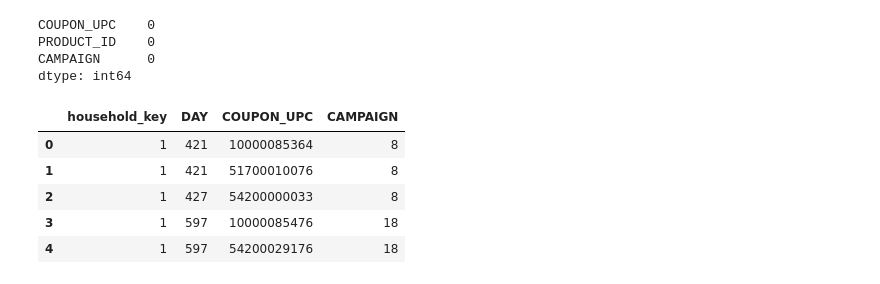
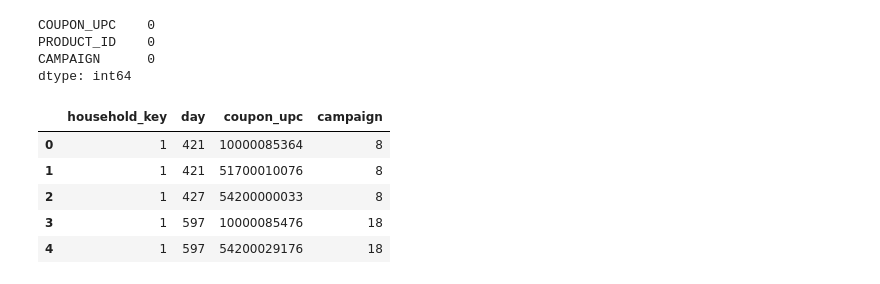
Before and after one commit to komkar123/INFO7374-Algorithmic_Digital_Marketing, a Jupyter notebook: Project/Exploratory Data Analysis/EDA.ipynb, the cells around one changed output. Cells and saved outputs as stored; diff of their text form; code cells hidden in the pictures.

```diff
--- a/Project/Exploratory Data Analysis/EDA.ipynb
+++ b/Project/Exploratory Data Analysis/EDA.ipynb
@@ -78,9 +101,10 @@ CAMPAIGN      0
 dtype: int64
 # %%
 coupon_red=pd.read_csv('/content/drive/MyDrive/coupon_redempt.csv')
+coupon_red.columns=['household_key','day','coupon_upc','campaign']
 coupon_red.head()
 # %% [output]
-|  | household_key | DAY | COUPON_UPC | CAMPAIGN |
+|  | household_key | day | coupon_upc | campaign |
 | 0 | 1 | 421 | 10000085364 | 8 |
 | 1 | 1 | 421 | 51700010076 | 8 |
 | 2 | 1 | 427 | 54200000033 | 8 |
```
Also changed, not shown: parts of 25 cells of this notebook.
